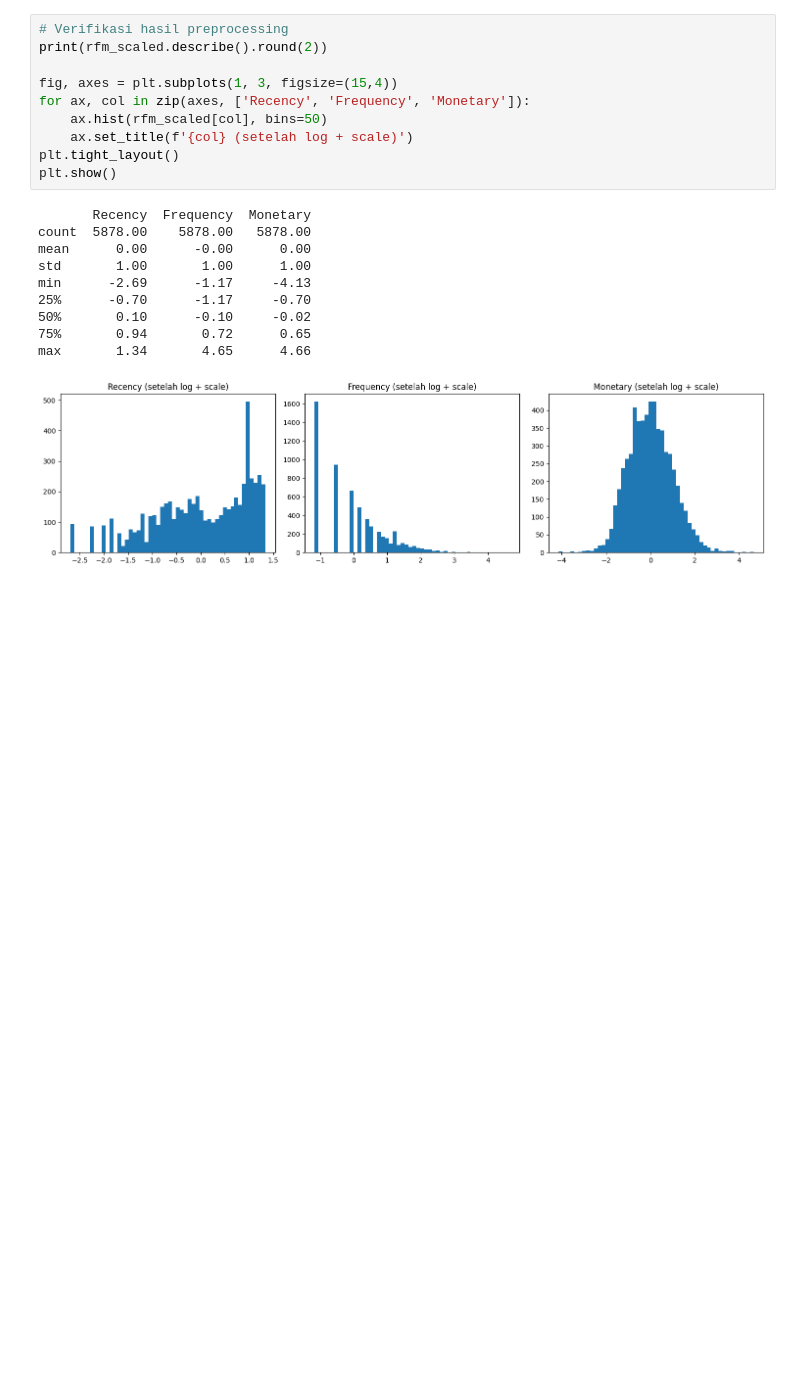
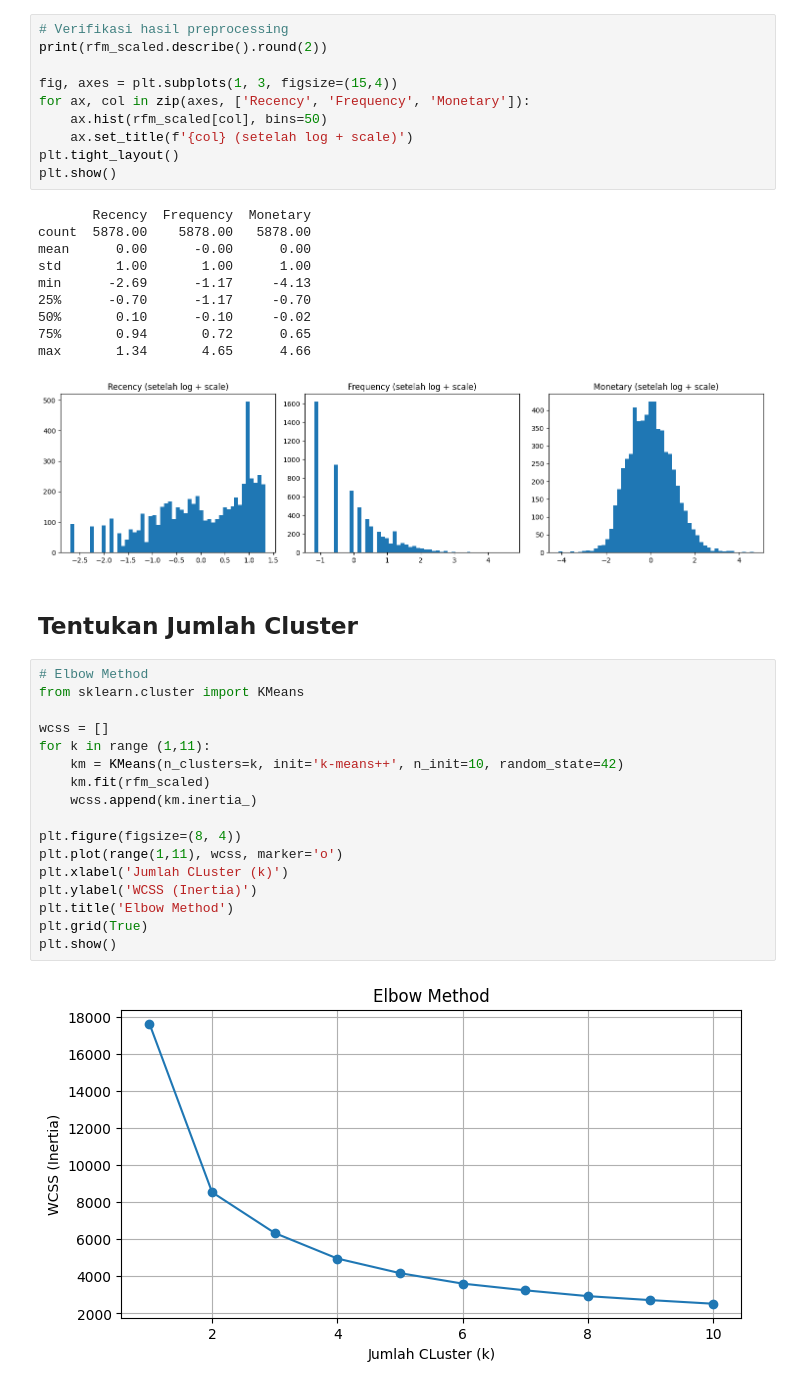
Before and after one commit to Naitkomahli/Customer-Segmentation-use-RFM-Analysis-with-K-Means-Clustering, a Jupyter notebook: model.ipynb, the cells around one changed output. Saved outputs shown, nothing was run; the diff lists cells and outputs as text; blank space fills up the shorter version.

```diff
--- a/model.ipynb
+++ b/model.ipynb
@@ -251,3 +246,24 @@ min      -2.69      -1.17     -4.13
 75%       0.94       0.72      0.65
 max       1.34       4.65      4.66
 [figure]
+# %% [markdown]
+## Tentukan Jumlah Cluster
+# %%
+# Elbow Method
+from sklearn.cluster import KMeans
+
+wcss = []
+for k in range (1,11):
+    km = KMeans(n_clusters=k, init='k-means++', n_init=10, random_state=42)
+    km.fit(rfm_scaled)
+    wcss.append(km.inertia_)
+
+plt.figure(figsize=(8, 4))
+plt.plot(range(1,11), wcss, marker='o')
+plt.xlabel('Jumlah CLuster (k)')
+plt.ylabel('WCSS (Inertia)')
+plt.title('Elbow Method')
+plt.grid(True)
+plt.show()
+# %% [output]
+[figure, added]
```
Also changed, not shown: parts of 3 cells of this notebook.
